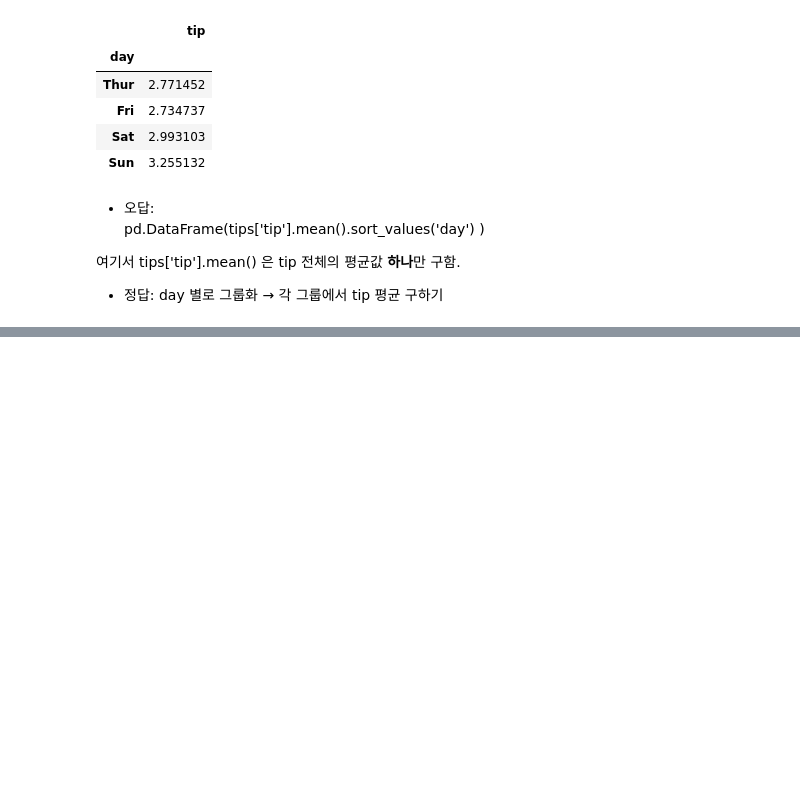
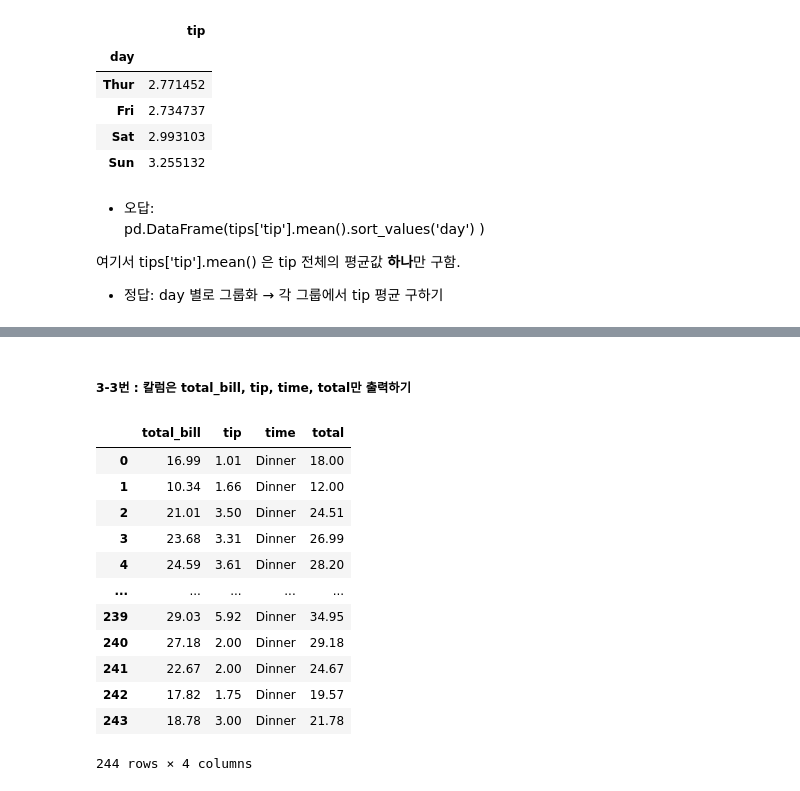
Before and after one commit to among5094/Big-Data-Integrated-Analysis, a Jupyter notebook: week03_CH03_판다스_라이브러리의_개요/CH03장_연습문제.ipynb, the cells around one changed output, grey strips where cells are left out. Cells and saved outputs as stored; diff of their text form; code cells hidden in the pictures; blank space fills up the shorter version.

```diff
--- a/week03_CH03_판다스_라이브러리의_개요/CH03장_연습문제.ipynb
+++ b/week03_CH03_판다스_라이브러리의_개요/CH03장_연습문제.ipynb
@@ -180,0 +225,18 @@ pd.DataFrame(tips['tip'].mean().sort_values('day') )
+# %% [markdown]
+##### 3-3번 : 칼럼은 total_bill, tip, time, total만 출력하기
+# %%
+tips[['total_bill', 'tip', 'time', 'total']]
+# %% [output]
+|  | total_bill | tip | time | total |
+| 0 | 16.99 | 1.01 | Dinner | 18.00 |
+| 1 | 10.34 | 1.66 | Dinner | 12.00 |
+| 2 | 21.01 | 3.50 | Dinner | 24.51 |
+| 3 | 23.68 | 3.31 | Dinner | 26.99 |
+| 4 | 24.59 | 3.61 | Dinner | 28.20 |
+| ... | ... | ... | ... | ... |
+| 239 | 29.03 | 5.92 | Dinner | 34.95 |
+| 240 | 27.18 | 2.00 | Dinner | 29.18 |
+| 241 | 22.67 | 2.00 | Dinner | 24.67 |
+| 242 | 17.82 | 1.75 | Dinner | 19.57 |
+| 243 | 18.78 | 3.00 | Dinner | 21.78 |
+244 rows × 4 columns
```
Also changed, not shown: parts of 8 cells of this notebook.
